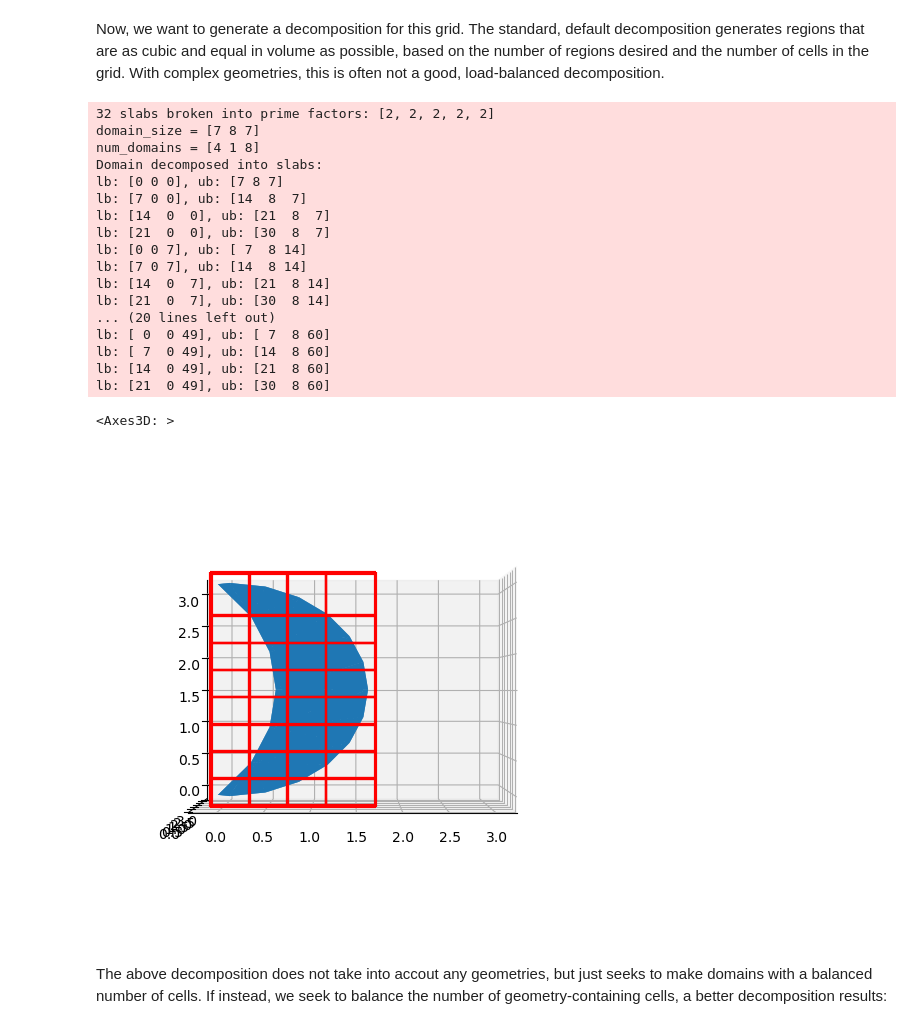
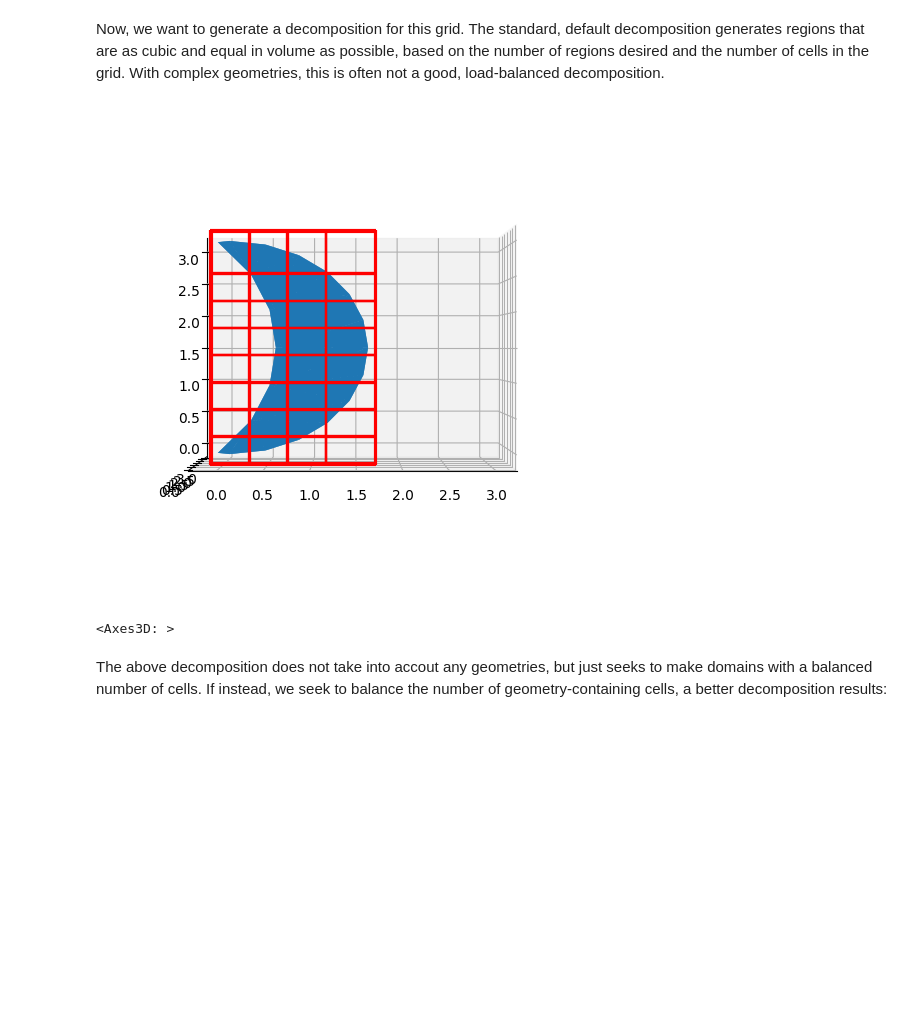
Before and after one commit to JarrodLeddy/slagg, a Jupyter notebook: demos/decomp_tutorial.ipynb, the cells around one changed output. Drawn from its saved outputs; the diff is of its cells as text; code cells hidden in the pictures; blank space fills up the shorter version.

```diff
--- a/demos/decomp_tutorial.ipynb
+++ b/demos/decomp_tutorial.ipynb
@@ -36,32 +31,15 @@ The above plot shows only the cells that contain geometry.
 # %% [markdown]
 Now, we want to generate a decomposition for this grid.  The standard, default decomposition generates regions that are as cubic and equal in volume as possible, based on the number of regions desired and the number of cells in the grid.  With complex geometries, this is often not a good, load-balanced decomposition.
 # %%
-from slagg.grid import Decomp
+from slagg import Decomp
 N_desired_domains = 32
 decomp = Decomp(grid, N_desired_domains, geometry_biased=False)
 ax = geometry.plot(plot=False)
-ax.view_init(elev=0, azim=-90, roll=0)
+ax.view_init(elev=0, azim=-90)
 decomp.plot(axes=ax)
 # %% [output]
+[figure]
-32 slabs broken into prime factors: [2, 2, 2, 2, 2]
-domain_size = [7 8 7]
-num_domains = [4 1 8]
-Domain decomposed into slabs:
-lb: [0 0 0], ub: [7 8 7]
-lb: [7 0 0], ub: [14  8  7]
-lb: [14  0  0], ub: [21  8  7]
-lb: [21  0  0], ub: [30  8  7]
-lb: [0 0 7], ub: [ 7  8 14]
-lb: [7 0 7], ub: [14  8 14]
-lb: [14  0  7], ub: [21  8 14]
-lb: [21  0  7], ub: [30  8 14]
-... (20 lines left out)
-lb: [ 0  0 49], ub: [ 7  8 60]
-lb: [ 7  0 49], ub: [14  8 60]
-lb: [14  0 49], ub: [21  8 60]
-lb: [21  0 49], ub: [30  8 60]
+<Axes3D: >
-<Axes3D: >
-[figure]
 # %% [markdown]
 The above decomposition does not take into accout any geometries, but just seeks to make domains with a balanced number of cells.  If instead, we seek to balance the number of geometry-containing cells, a better decomposition results:
 # %%
```
Also changed, not shown: parts of 4 cells of this notebook, 2 other files.
